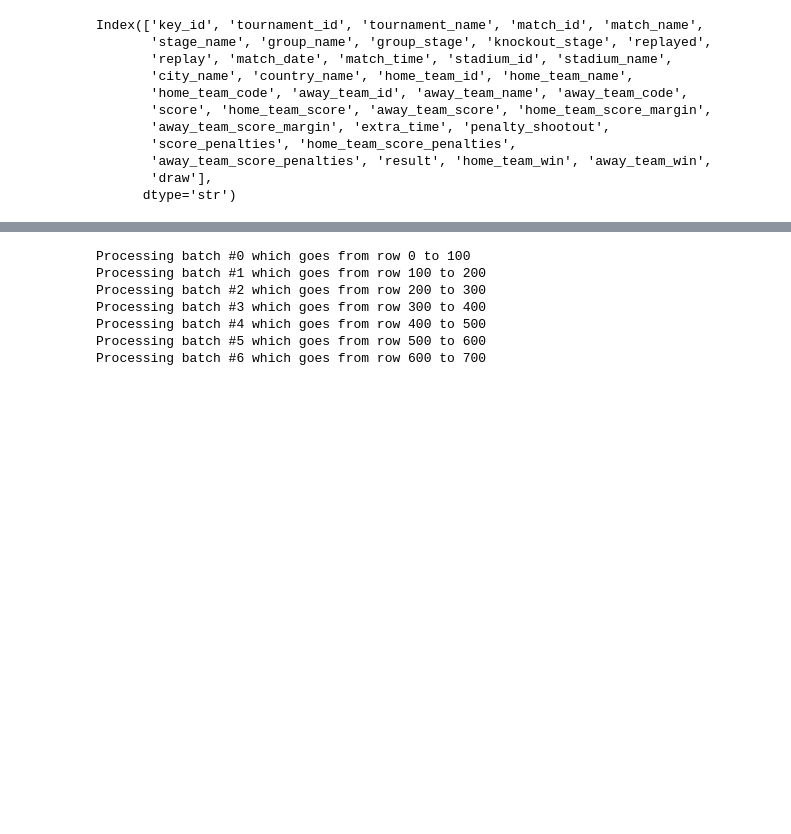
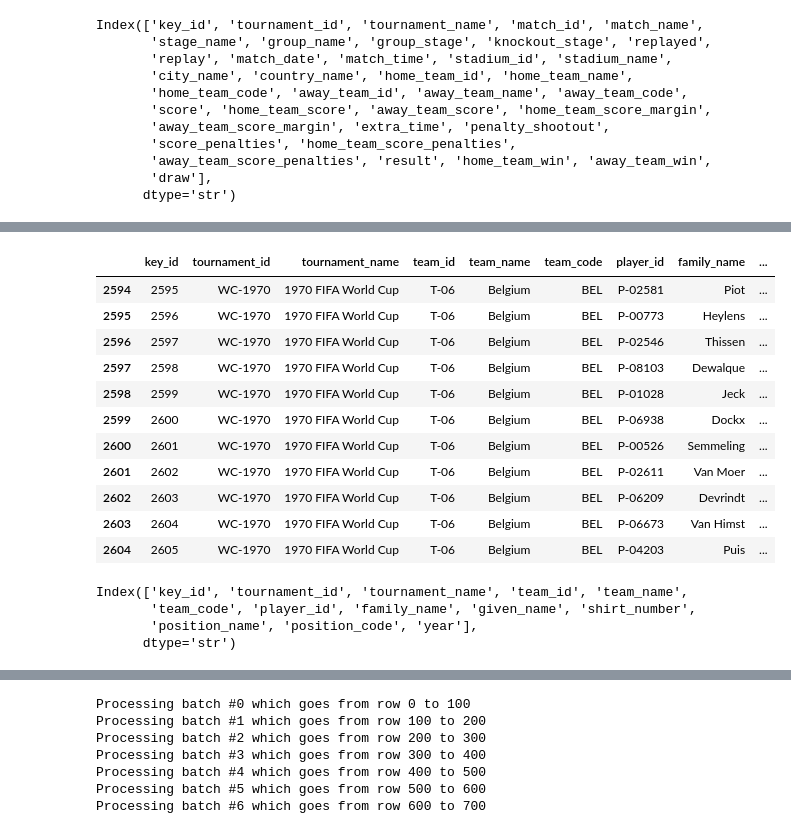
Before and after one commit to romannjoroge/AIEngineering, a Jupyter notebook: Projects/FIFACompetition/generate_training_data.ipynb, the cells around one changed output, grey strips where cells are left out. Cells and saved outputs as stored; diff of their text form; code cells hidden in the pictures; blank space fills up the shorter version.

```diff
--- a/Projects/FIFACompetition/generate_training_data.ipynb
+++ b/Projects/FIFACompetition/generate_training_data.ipynb
@@ -95,0 +96,4 @@ matches_later_1970.shape
+# %%
+# Import squad details
+squad = pd.read_csv("squads.csv")
+squad.head()
@@ -95,0 +107,3 @@ matches_later_1970.shape
+# %%
+squad['year'] = squad['tournament_id'].apply(lambda x: int(x.split("-")[-1]))
+squad.head()
@@ -95,0 +117,23 @@ matches_later_1970.shape
+# %%
+reduced_squad = squad[squad['year'] >= 1970]
+reduced_squad.head(n=11)
+# %% [output]
+|  | key_id | tournament_id | tournament_name | team_id | team_name | team_code | player_id | family_name | ... |
+| 2594 | 2595 | WC-1970 | 1970 FIFA World Cup | T-06 | Belgium | BEL | P-02581 | Piot | ... |
+| 2595 | 2596 | WC-1970 | 1970 FIFA World Cup | T-06 | Belgium | BEL | P-00773 | Heylens | ... |
+| 2596 | 2597 | WC-1970 | 1970 FIFA World Cup | T-06 | Belgium | BEL | P-02546 | Thissen | ... |
+| 2597 | 2598 | WC-1970 | 1970 FIFA World Cup | T-06 | Belgium | BEL | P-08103 | Dewalque | ... |
+| 2598 | 2599 | WC-1970 | 1970 FIFA World Cup | T-06 | Belgium | BEL | P-01028 | Jeck | ... |
+| 2599 | 2600 | WC-1970 | 1970 FIFA World Cup | T-06 | Belgium | BEL | P-06938 | Dockx | ... |
+| 2600 | 2601 | WC-1970 | 1970 FIFA World Cup | T-06 | Belgium | BEL | P-00526 | Semmeling | ... |
+| 2601 | 2602 | WC-1970 | 1970 FIFA World Cup | T-06 | Belgium | BEL | P-02611 | Van Moer | ... |
+| 2602 | 2603 | WC-1970 | 1970 FIFA World Cup | T-06 | Belgium | BEL | P-06209 | Devrindt | ... |
+| 2603 | 2604 | WC-1970 | 1970 FIFA World Cup | T-06 | Belgium | BEL | P-06673 | Van Himst | ... |
+| 2604 | 2605 | WC-1970 | 1970 FIFA World Cup | T-06 | Belgium | BEL | P-04203 | Puis | ... |
+# %%
+reduced_squad.columns
+# %% [output]
+Index(['key_id', 'tournament_id', 'tournament_name', 'team_id', 'team_name',
+       'team_code', 'player_id', 'family_name', 'given_name', 'shirt_number',
+       'position_name', 'position_code', 'year'],
+      dtype='str')
```
Also changed, not shown: parts of 13 cells of this notebook, 4 other files.
